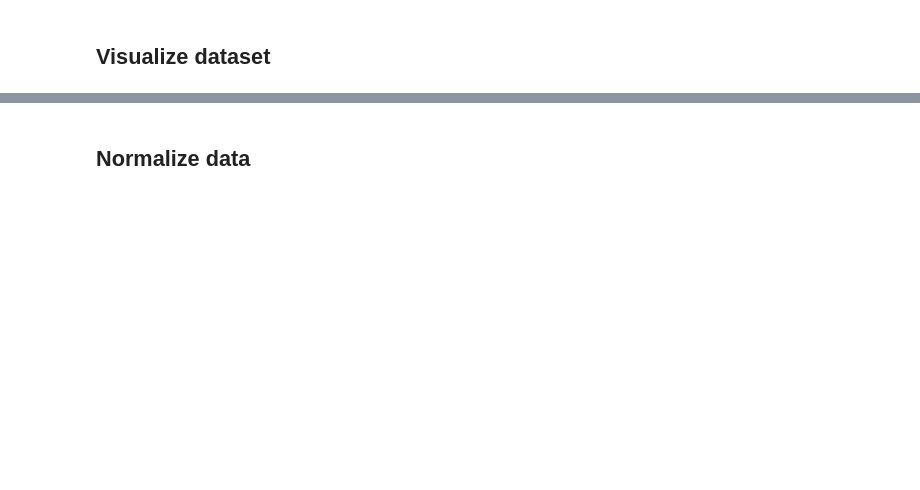
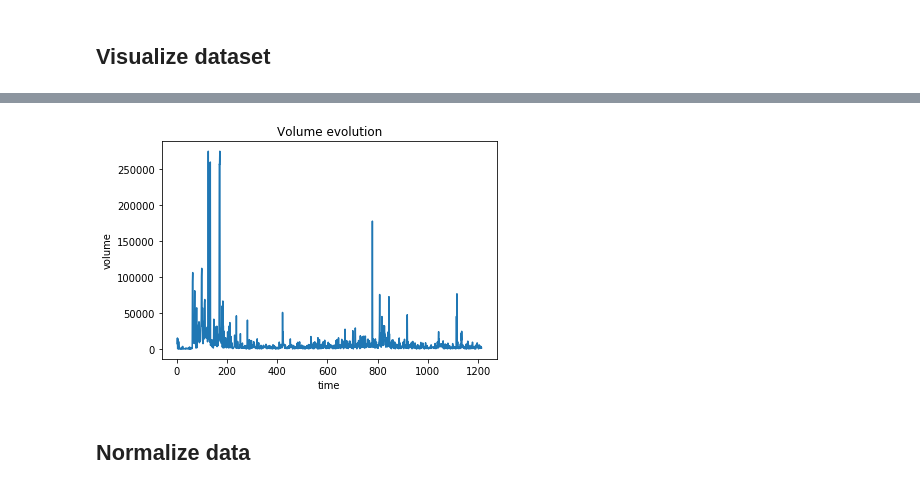
Before and after one commit to PoCInnovation/Infinalys, a Jupyter notebook: Tunas - Stock Prediction.ipynb, the cells around one changed output, grey strips where cells are left out. Cells and saved outputs as stored; diff of their text form; code cells hidden in the pictures; blank space fills up the shorter version.

```diff
--- a/Tunas - Stock Prediction.ipynb
+++ b/Tunas - Stock Prediction.ipynb
@@ -92,3 +96,16 @@ plot_data(dataset)
+# %%
+def plot_volumes(dataset):
+    data_volume = np.array([data[5] for data in dataset])
+    data_time = [data[0] for data in dataset]
+    plt.plot(data_time , data_volume)
+    plt.title('Volume evolution')
+    plt.ylabel('volume')
+    plt.xlabel('time')
+    plt.show()
+
+plot_volumes(dataset)
+# %% [output]
+[figure, added]
 # %% [markdown]
 ## Normalize data
 # %%
```
Also changed, not shown: parts of 13 cells of this notebook.
